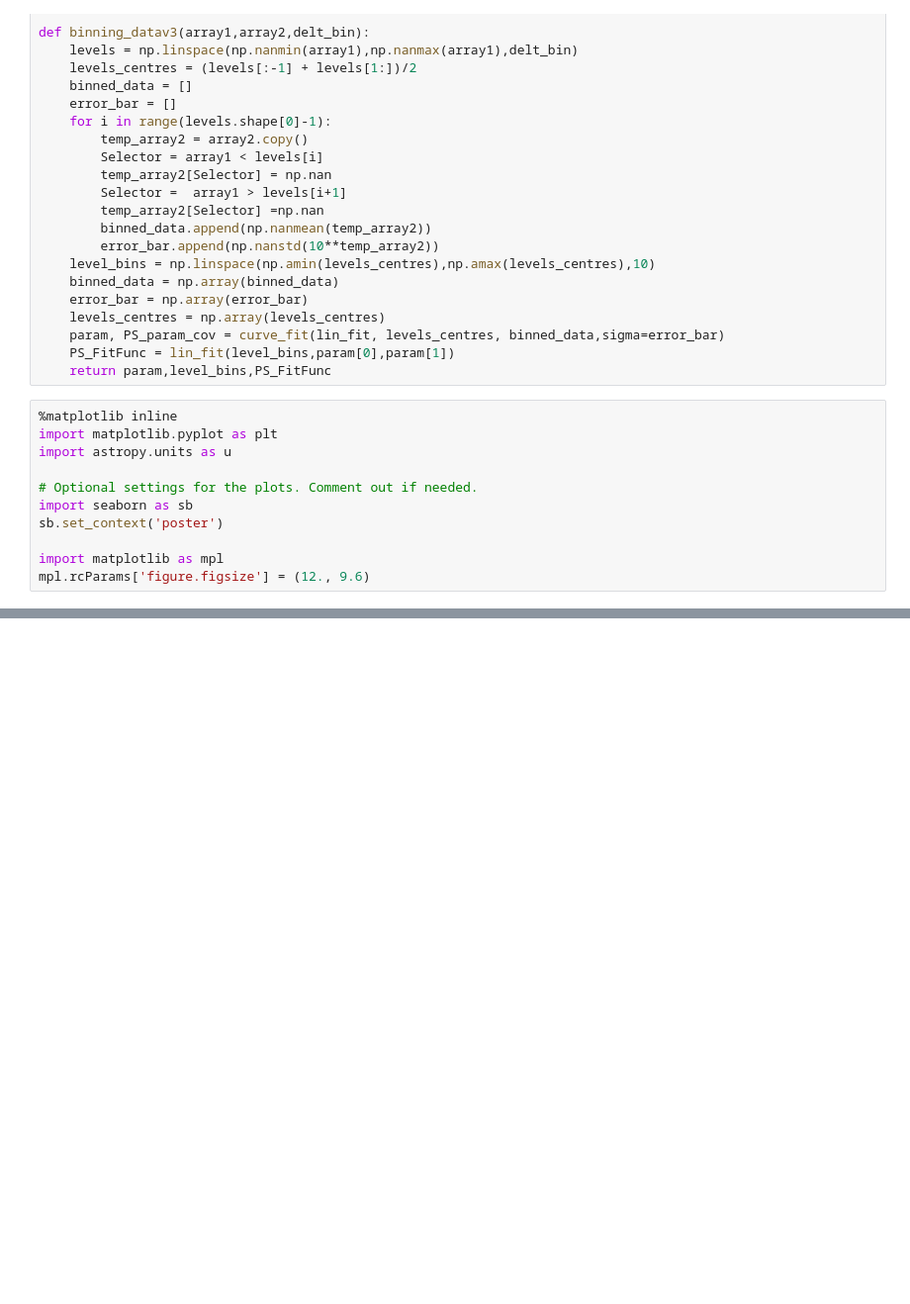
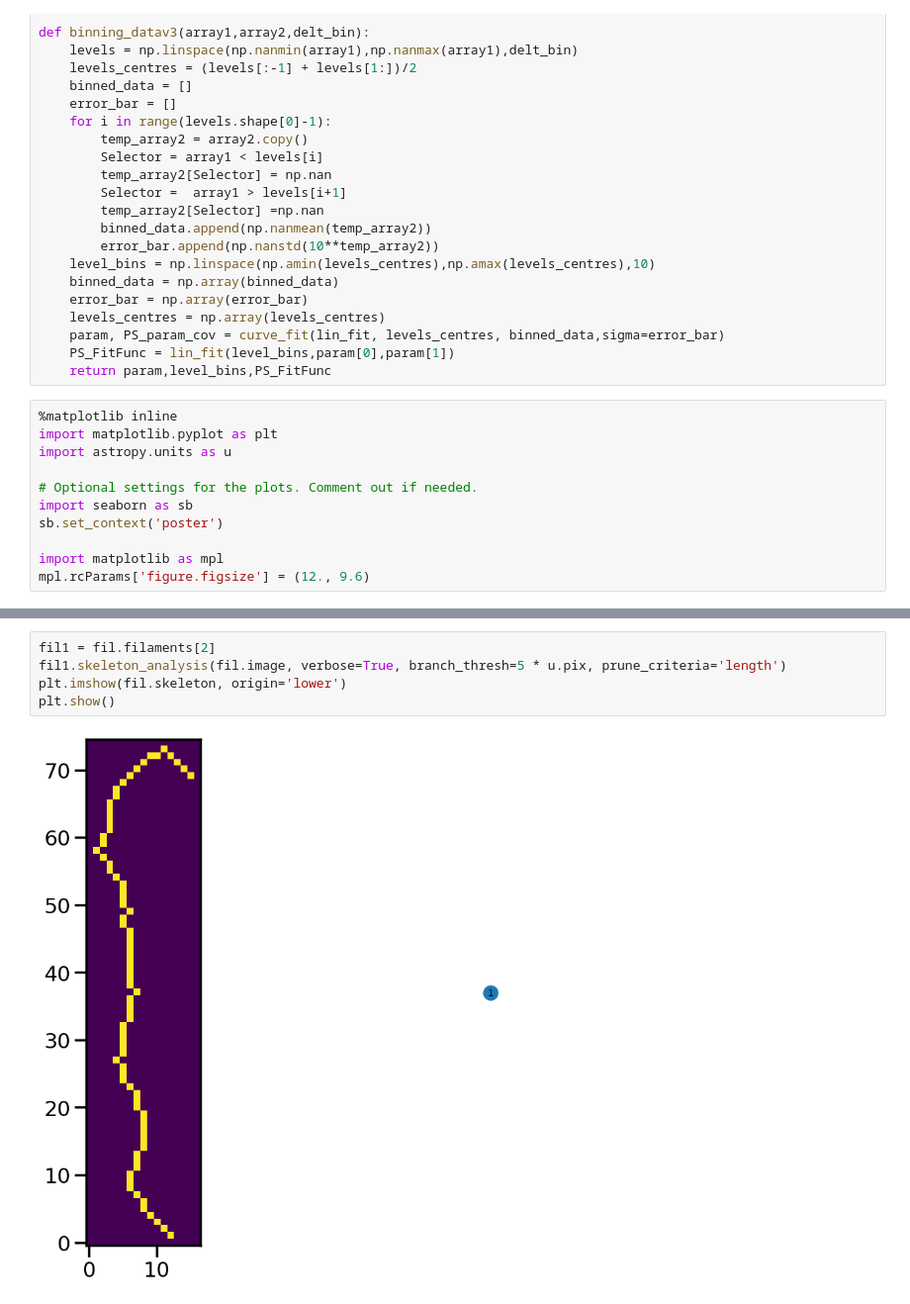
Before and after one commit to Siddharth3-14/Internship-MIT, a Jupyter notebook: filfinder.ipynb, the cells around one changed output, grey strips where cells are left out. Shown at 99% size. Drawn from its saved outputs; the diff is of its cells as text; blank space fills up the shorter version.

```diff
--- a/filfinder.ipynb
+++ b/filfinder.ipynb
@@ -327,0 +302,7 @@ TypeError: only dimensionless scalar quantities can be converted to Python scala
+# %%
+fil1 = fil.filaments[2]
+fil1.skeleton_analysis(fil.image, verbose=True, branch_thresh=5 * u.pix, prune_criteria='length')
+plt.imshow(fil.skeleton, origin='lower')
+plt.show()
+# %% [output]
+[figure, added]
```
Also changed, not shown: parts of 7 cells of this notebook, 1 other file.
